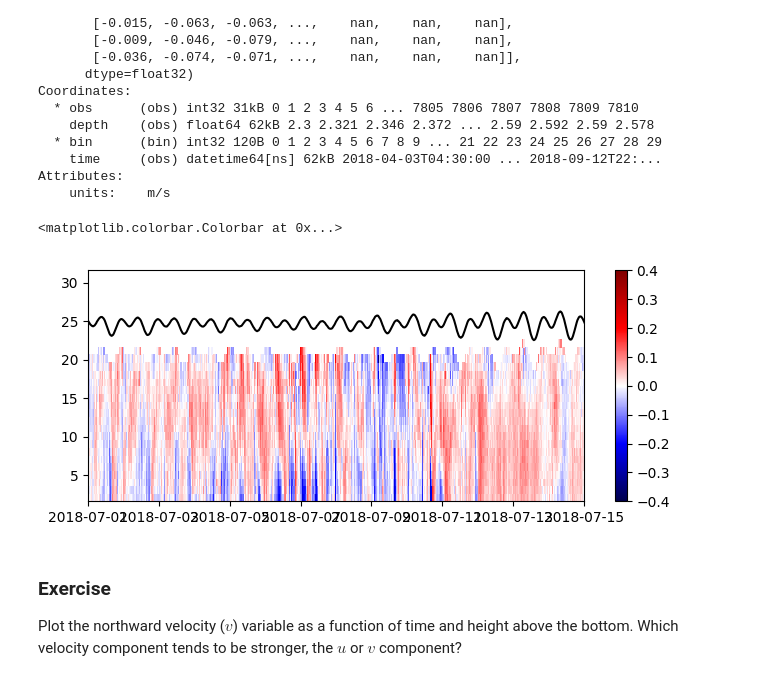
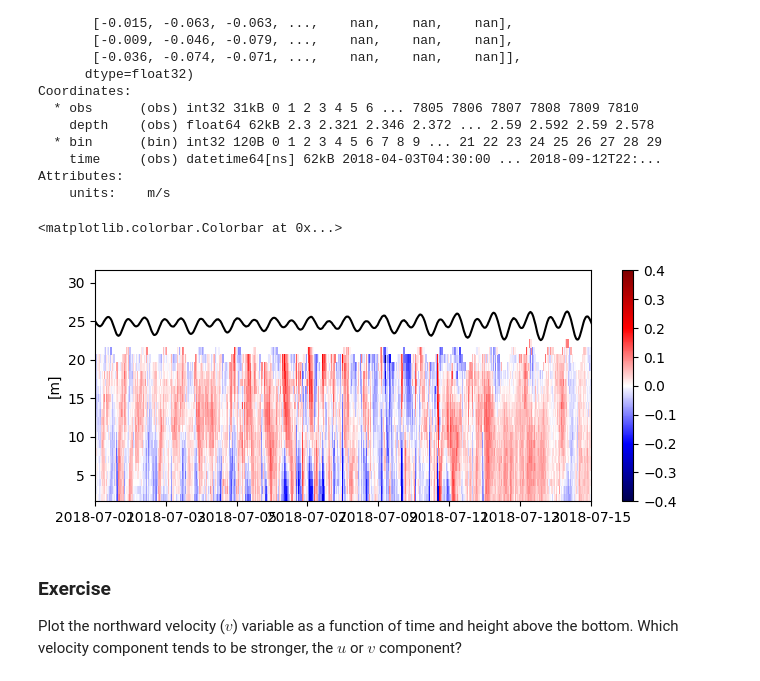
Before and after one commit to tompc35/data-labs, a Jupyter notebook: OOI_ADCP_analysis.ipynb, the cells around one changed output. Cells and saved outputs as stored; diff of their text form; code cells hidden in the pictures.

```diff
--- a/OOI_ADCP_analysis.ipynb
+++ b/OOI_ADCP_analysis.ipynb
@@ -175,13 +173,14 @@ Attributes:
 # %%
 plt.figure(figsize=(8,3))
 plt.pcolor(ds['time'],ds['bin_height'],ds['u'].where(good).T,cmap='seismic')
-plt.plot(ds['time'],ds['depth_from_pressure'],'k-') # convert from dPa to dbar
+plt.plot(ds['time'],ds['depth_from_pressure'],'k-')
+plt.ylabel('[m]')
 plt.xlim([t1,t2])
 plt.clim([-0.4,0.4])
 plt.colorbar()
 # %% [output]
 <matplotlib.colorbar.Colorbar at 0x...>
-[figure, old version]
+[figure, new version]
 # %% [markdown]
 ### Exercise
 
```
Also changed, not shown: parts of 16 cells of this notebook.
